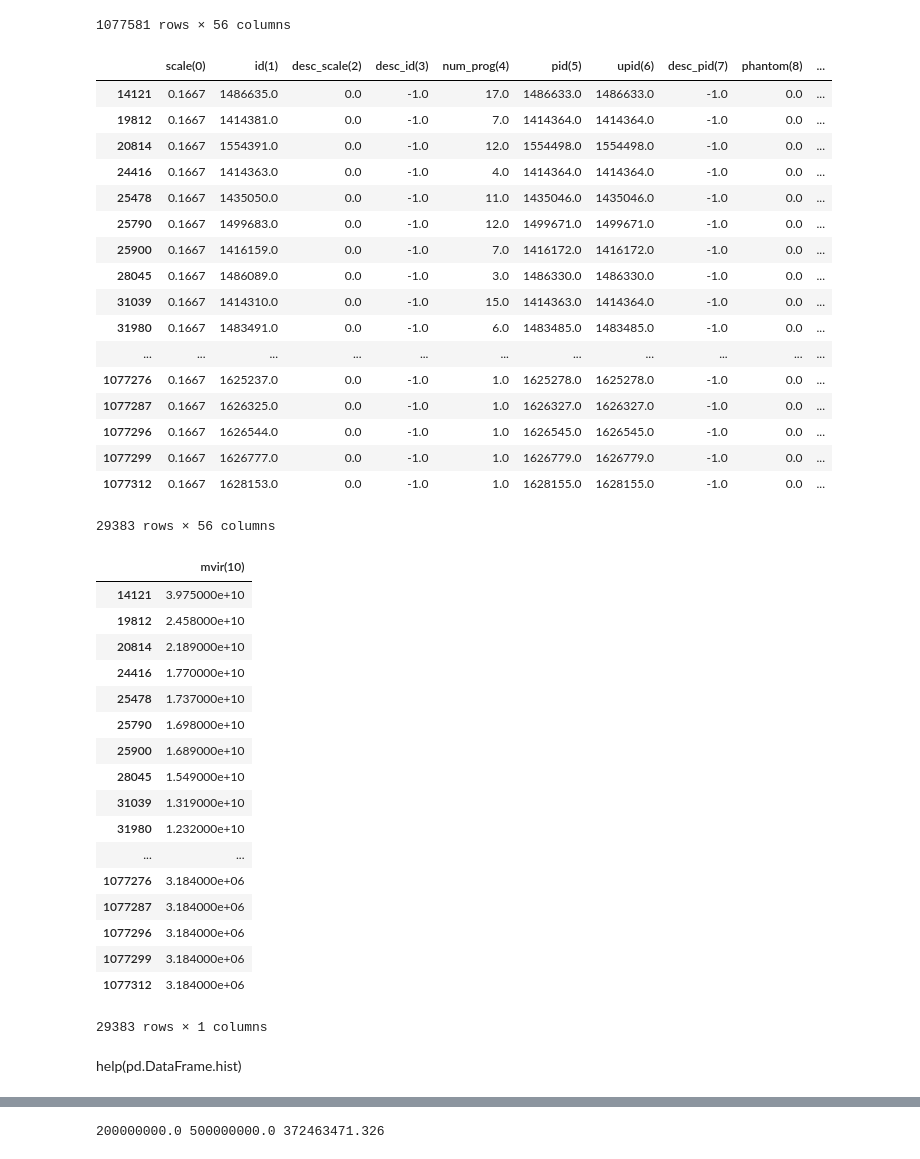
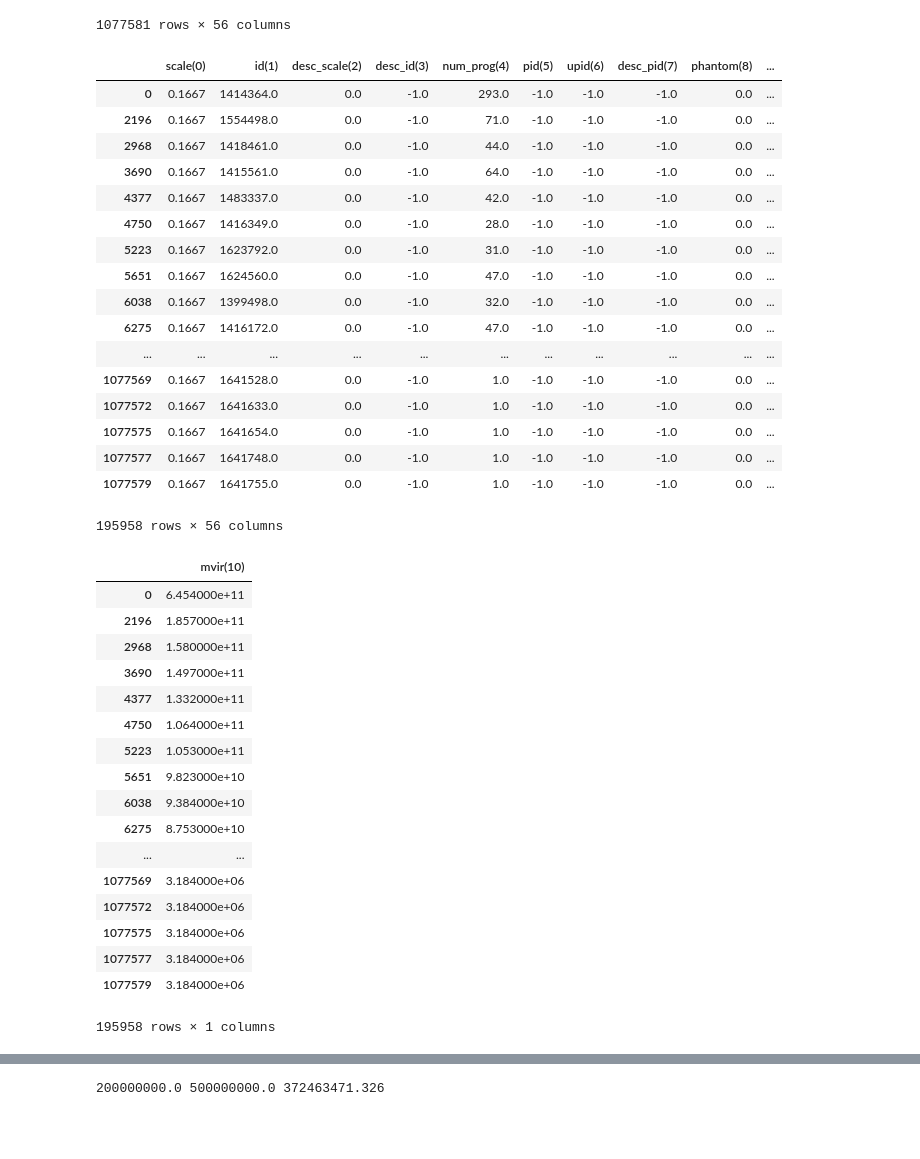
Before and after one commit to jortiz630/Dark-Matter-Tree-Data, a Jupyter notebook: DMDataAnalysis_py2.ipynb, the cells around one changed output, grey strips where cells are left out. Drawn from its saved outputs; the diff is of its cells as text; code cells hidden in the pictures; blank space fills up the shorter version.

```diff
--- a/DMDataAnalysis_py2.ipynb
+++ b/DMDataAnalysis_py2.ipynb
@@ -50,51 +50,49 @@ DMDataTitled # Adds titles to columns and arranges array into fancy table (DataF
 1077581 rows × 56 columns
 # %%
 a=0.1667
-halosAtScale0_2 = DMDataTitled[(DMDataTitled['scale(0)'] == a) & (DMDataTitled['upid(6)'] != -1.0)]
+halosAtScale0_2 = DMDataTitled[(DMDataTitled['scale(0)'] == a) & (DMDataTitled['upid(6)'] == -1.0)]
 halosAtScale0_2 # Isolates DM halos with a scale factor of 0.2 (names don't like decimals, using underscore instead).
 # %% [output]
 |  | scale(0) | id(1) | desc_scale(2) | desc_id(3) | num_prog(4) | pid(5) | upid(6) | desc_pid(7) | phantom(8) | ... |
-| 14121 | 0.1667 | 1486635.0 | 0.0 | -1.0 | 17.0 | 1486633.0 | 1486633.0 | -1.0 | 0.0 | ... |
-| 19812 | 0.1667 | 1414381.0 | 0.0 | -1.0 | 7.0 | 1414364.0 | 1414364.0 | -1.0 | 0.0 | ... |
-| 20814 | 0.1667 | 1554391.0 | 0.0 | -1.0 | 12.0 | 1554498.0 | 1554498.0 | -1.0 | 0.0 | ... |
-| 24416 | 0.1667 | 1414363.0 | 0.0 | -1.0 | 4.0 | 1414364.0 | 1414364.0 | -1.0 | 0.0 | ... |
-| 25478 | 0.1667 | 1435050.0 | 0.0 | -1.0 | 11.0 | 1435046.0 | 1435046.0 | -1.0 | 0.0 | ... |
-| 25790 | 0.1667 | 1499683.0 | 0.0 | -1.0 | 12.0 | 1499671.0 | 1499671.0 | -1.0 | 0.0 | ... |
-| 25900 | 0.1667 | 1416159.0 | 0.0 | -1.0 | 7.0 | 1416172.0 | 1416172.0 | -1.0 | 0.0 | ... |
-| 28045 | 0.1667 | 1486089.0 | 0.0 | -1.0 | 3.0 | 1486330.0 | 1486330.0 | -1.0 | 0.0 | ... |
-| 31039 | 0.1667 | 1414310.0 | 0.0 | -1.0 | 15.0 | 1414363.0 | 1414364.0 | -1.0 | 0.0 | ... |
-| 31980 | 0.1667 | 1483491.0 | 0.0 | -1.0 | 6.0 | 1483485.0 | 1483485.0 | -1.0 | 0.0 | ... |
+| 0 | 0.1667 | 1414364.0 | 0.0 | -1.0 | 293.0 | -1.0 | -1.0 | -1.0 | 0.0 | ... |
+| 2196 | 0.1667 | 1554498.0 | 0.0 | -1.0 | 71.0 | -1.0 | -1.0 | -1.0 | 0.0 | ... |
+| 2968 | 0.1667 | 1418461.0 | 0.0 | -1.0 | 44.0 | -1.0 | -1.0 | -1.0 | 0.0 | ... |
+| 3690 | 0.1667 | 1415561.0 | 0.0 | -1.0 | 64.0 | -1.0 | -1.0 | -1.0 | 0.0 | ... |
+| 4377 | 0.1667 | 1483337.0 | 0.0 | -1.0 | 42.0 | -1.0 | -1.0 | -1.0 | 0.0 | ... |
+| 4750 | 0.1667 | 1416349.0 | 0.0 | -1.0 | 28.0 | -1.0 | -1.0 | -1.0 | 0.0 | ... |
+| 5223 | 0.1667 | 1623792.0 | 0.0 | -1.0 | 31.0 | -1.0 | -1.0 | -1.0 | 0.0 | ... |
+| 5651 | 0.1667 | 1624560.0 | 0.0 | -1.0 | 47.0 | -1.0 | -1.0 | -1.0 | 0.0 | ... |
+| 6038 | 0.1667 | 1399498.0 | 0.0 | -1.0 | 32.0 | -1.0 | -1.0 | -1.0 | 0.0 | ... |
+| 6275 | 0.1667 | 1416172.0 | 0.0 | -1.0 | 47.0 | -1.0 | -1.0 | -1.0 | 0.0 | ... |
 | ... | ... | ... | ... | ... | ... | ... | ... | ... | ... | ... |
-| 1077276 | 0.1667 | 1625237.0 | 0.0 | -1.0 | 1.0 | 1625278.0 | 1625278.0 | -1.0 | 0.0 | ... |
-| 1077287 | 0.1667 | 1626325.0 | 0.0 | -1.0 | 1.0 | 1626327.0 | 1626327.0 | -1.0 | 0.0 | ... |
-| 1077296 | 0.1667 | 1626544.0 | 0.0 | -1.0 | 1.0 | 1626545.0 | 1626545.0 | -1.0 | 0.0 | ... |
-| 1077299 | 0.1667 | 1626777.0 | 0.0 | -1.0 | 1.0 | 1626779.0 | 1626779.0 | -1.0 | 0.0 | ... |
-| 1077312 | 0.1667 | 1628153.0 | 0.0 | -1.0 | 1.0 | 1628155.0 | 1628155.0 | -1.0 | 0.0 | ... |
+| 1077569 | 0.1667 | 1641528.0 | 0.0 | -1.0 | 1.0 | -1.0 | -1.0 | -1.0 | 0.0 | ... |
+| 1077572 | 0.1667 | 1641633.0 | 0.0 | -1.0 | 1.0 | -1.0 | -1.0 | -1.0 | 0.0 | ... |
+| 1077575 | 0.1667 | 1641654.0 | 0.0 | -1.0 | 1.0 | -1.0 | -1.0 | -1.0 | 0.0 | ... |
+| 1077577 | 0.1667 | 1641748.0 | 0.0 | -1.0 | 1.0 | -1.0 | -1.0 | -1.0 | 0.0 | ... |
+| 1077579 | 0.1667 | 1641755.0 | 0.0 | -1.0 | 1.0 | -1.0 | -1.0 | -1.0 | 0.0 | ... |
-29383 rows × 56 columns
+195958 rows × 56 columns
 # %%
 halosMassAtScale0_2 = halosAtScale0_2.iloc[:,10:11]
 halosMassAtScale0_2 # DataFrame of DM halos and only their mass at scale factor of 0.2.
 # %% [output]
 |  | mvir(10) |
-| 14121 | 3.975000e+10 |
-| 19812 | 2.458000e+10 |
-| 20814 | 2.189000e+10 |
-| 24416 | 1.770000e+10 |
-| 25478 | 1.737000e+10 |
-| 25790 | 1.698000e+10 |
-| 25900 | 1.689000e+10 |
-| 28045 | 1.549000e+10 |
-| 31039 | 1.319000e+10 |
-| 31980 | 1.232000e+10 |
+| 0 | 6.454000e+11 |
+| 2196 | 1.857000e+11 |
+| 2968 | 1.580000e+11 |
+| 3690 | 1.497000e+11 |
+| 4377 | 1.332000e+11 |
+| 4750 | 1.064000e+11 |
+| 5223 | 1.053000e+11 |
+| 5651 | 9.823000e+10 |
+| 6038 | 9.384000e+10 |
+| 6275 | 8.753000e+10 |
 | ... | ... |
-| 1077276 | 3.184000e+06 |
-| 1077287 | 3.184000e+06 |
-| 1077296 | 3.184000e+06 |
-| 1077299 | 3.184000e+06 |
-| 1077312 | 3.184000e+06 |
+| 1077569 | 3.184000e+06 |
+| 1077572 | 3.184000e+06 |
+| 1077575 | 3.184000e+06 |
+| 1077577 | 3.184000e+06 |
+| 1077579 | 3.184000e+06 |
-29383 rows × 1 columns
+195958 rows × 1 columns
-# %% [markdown]
-help(pd.DataFrame.hist)
 # %%
 mass = np.log10(halosAtScale0_2['mvir(10)'])
 print mass # Calcuates and prints the log of the masses of the halos.
```
Also changed, not shown: parts of 30 cells of this notebook.
